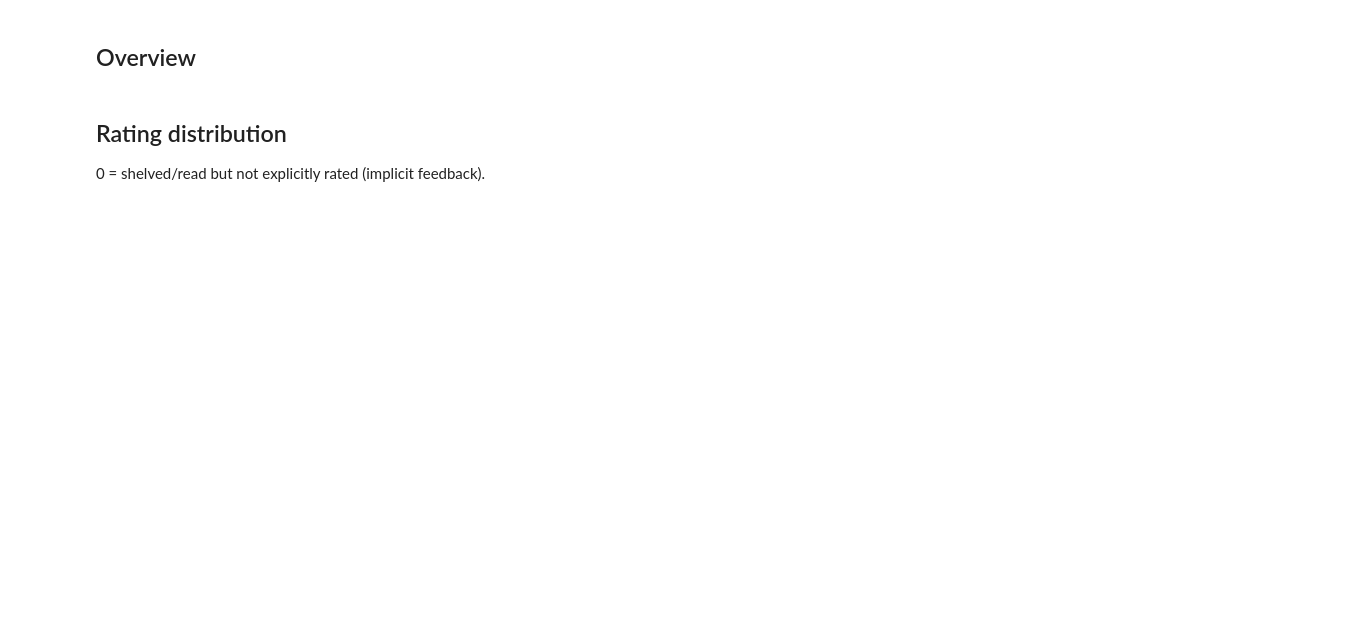
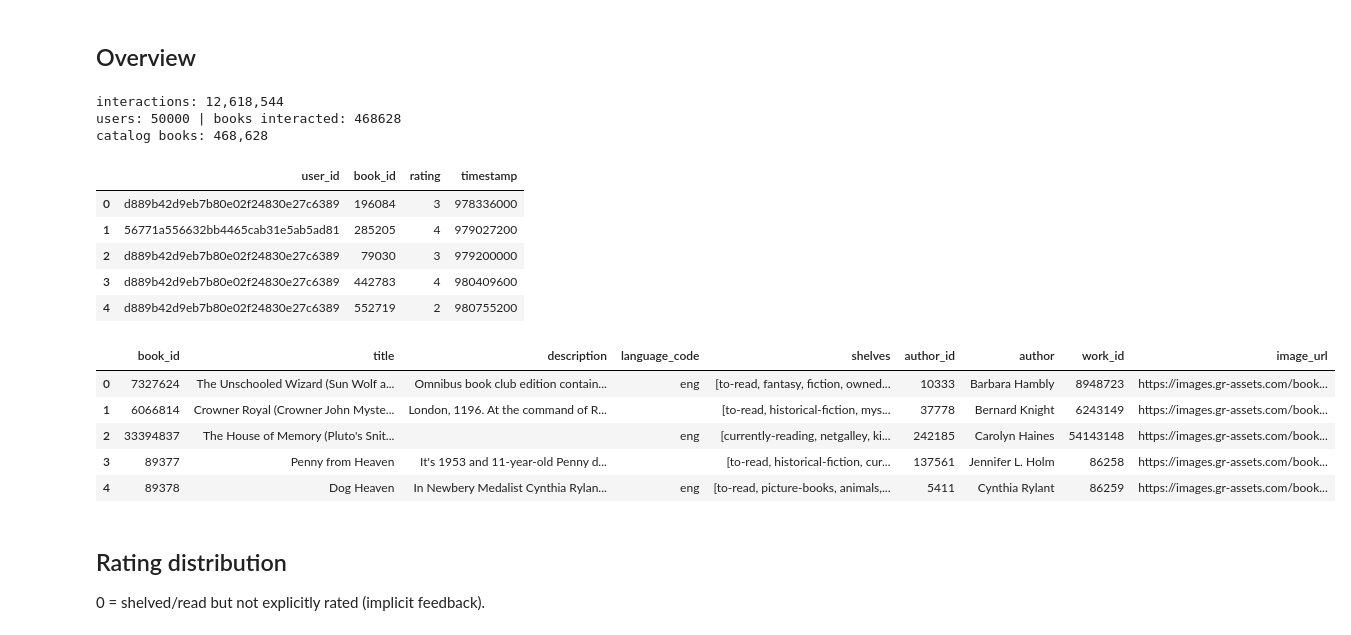
Before and after one commit to MayaDeneva/book_recsys, a Jupyter notebook: notebooks/01_eda.ipynb, the cells around one changed output. Saved outputs shown, nothing was run; the diff lists cells and outputs as text; code cells hidden in the pictures; blank space fills up the shorter version.

```diff
--- a/notebooks/01_eda.ipynb
+++ b/notebooks/01_eda.ipynb
@@ -36,9 +36,25 @@ catalog.head()
 # %%
 print('interactions:', f'{len(sample):,}')
 print('users:', sample.user_id.nunique(), '| books interacted:', sample.book_id.nunique())
 print('catalog books:', f'{len(catalog):,}')
 display(sample.head())
-display(catalog[['book_id','title','language_code','shelves']].head())
+display(catalog.head())
+# %% [output]
+interactions: 12,618,544
+users: 50000 | books interacted: 468628
+catalog books: 468,628
+|  | user_id | book_id | rating | timestamp |
+| 0 | d889b42d9eb7b80e02f24830e27c6389 | 196084 | 3 | 978336000 |
+| 1 | 56771a556632bb4465cab31e5ab5ad81 | 285205 | 4 | 979027200 |
+| 2 | d889b42d9eb7b80e02f24830e27c6389 | 79030 | 3 | 979200000 |
+| 3 | d889b42d9eb7b80e02f24830e27c6389 | 442783 | 4 | 980409600 |
+| 4 | d889b42d9eb7b80e02f24830e27c6389 | 552719 | 2 | 980755200 |
+|  | book_id | title | description | language_code | shelves | author_id | author | work_id | image_url |
+| 0 | 7327624 | The Unschooled Wizard (Sun Wolf a... | Omnibus book club edition contain... | eng | [to-read, fantasy, fiction, owned... | 10333 | Barbara Hambly | 8948723 | https://images.gr-assets.com/book... |
+| 1 | 6066814 | Crowner Royal (Crowner John Myste... | London, 1196. At the command of R... |  | [to-read, historical-fiction, mys... | 37778 | Bernard Knight | 6243149 | https://images.gr-assets.com/book... |
+| 2 | 33394837 | The House of Memory (Pluto's Snit... |  | eng | [currently-reading, netgalley, ki... | 242185 | Carolyn Haines | 54143148 | https://images.gr-assets.com/book... |
+| 3 | 89377 | Penny from Heaven | It's 1953 and 11-year-old Penny d... |  | [to-read, historical-fiction, cur... | 137561 | Jennifer L. Holm | 86258 | https://images.gr-assets.com/book... |
+| 4 | 89378 | Dog Heaven | In Newbery Medalist Cynthia Rylan... | eng | [to-read, picture-books, animals,... | 5411 | Cynthia Rylant | 86259 | https://images.gr-assets.com/book... |
 # %% [markdown]
 ## Rating distribution
 0 = shelved/read but not explicitly rated (implicit feedback).
```
Also changed, not shown: parts of 11 cells of this notebook, 3 other files.
